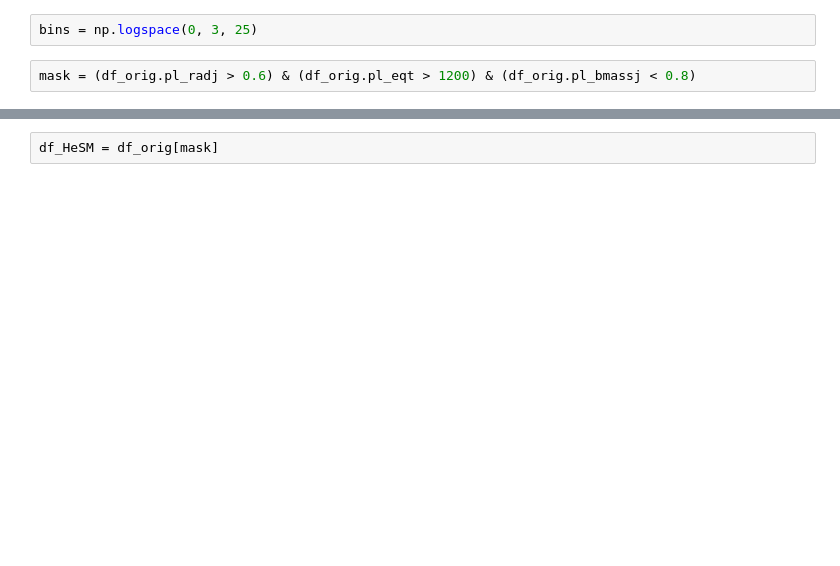
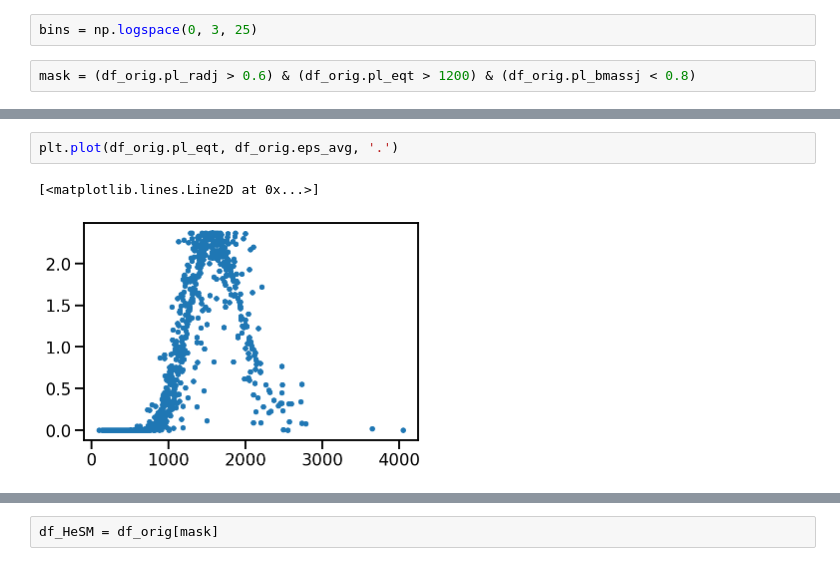
Before and after one commit to BrownDwarf/disperse, a Jupyter notebook: notebooks/03_exoplanet_archive_analysis/03_07_OhmicDissipationCliff.ipynb, the cells around one changed output, grey strips where cells are left out. Drawn from its saved outputs; the diff is of its cells as text; blank space fills up the shorter version.

```diff
--- a/notebooks/03_exoplanet_archive_analysis/03_07_OhmicDissipationCliff.ipynb
+++ b/notebooks/03_exoplanet_archive_analysis/03_07_OhmicDissipationCliff.ipynb
@@ -167,3 +188,8 @@ mask = (df_orig.pl_radj > 0.6) & (df_orig.pl_eqt > 1200) & (df_orig.pl_bmassj <
+# %%
+plt.plot(df_orig.pl_eqt, df_orig.eps_avg, '.')
+# %% [output]
+[<matplotlib.lines.Line2D at 0x...>]
+[figure, added]
 # %%
 plt.hist(df_orig['tau_infl'][mask], bins=bins);
 plt.xscale('log')
```
Also changed, not shown: parts of 59 cells of this notebook, 2 other files.
